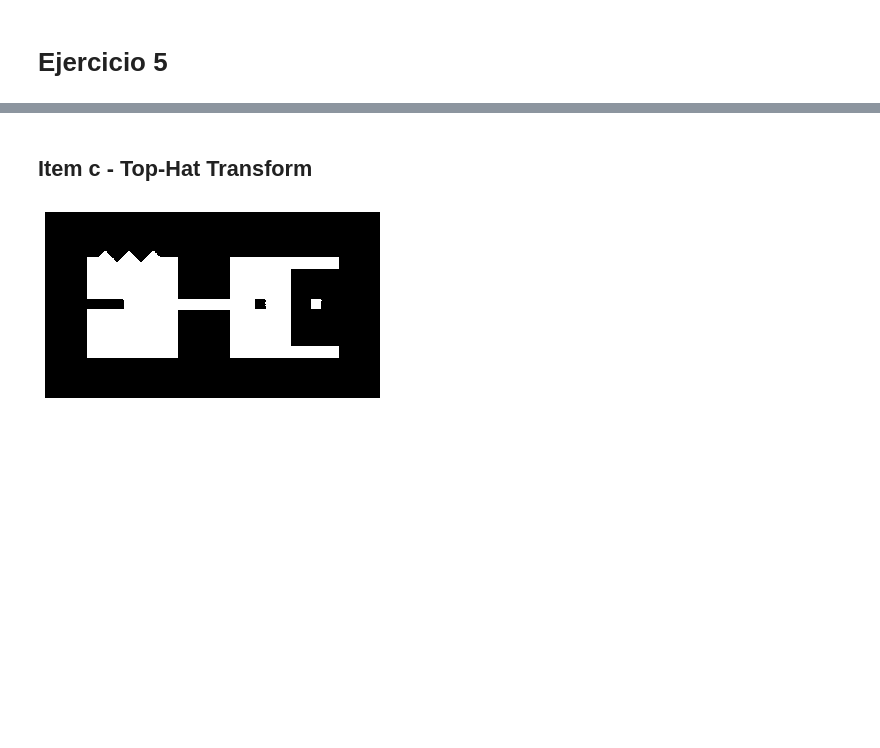
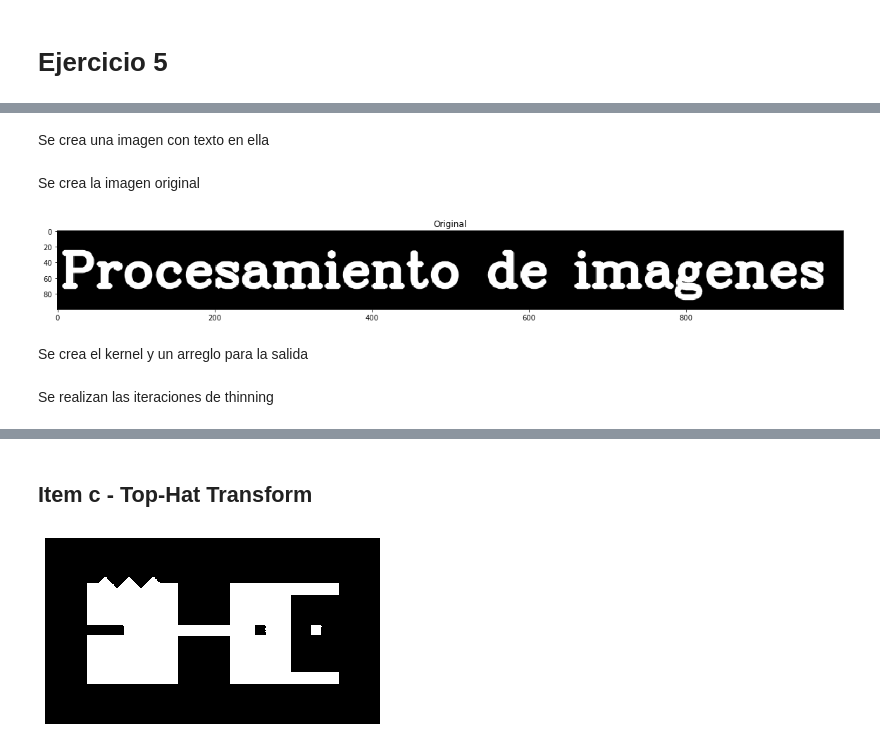
Before and after one commit to asp-image-dsp/image-processing-tp07, a Jupyter notebook: notebooks/ex5.ipynb, the cells around one changed output, grey strips where cells are left out. Drawn from its saved outputs; the diff is of its cells as text; code cells hidden in the pictures; blank space fills up the shorter version.

```diff
--- a/notebooks/ex5.ipynb
+++ b/notebooks/ex5.ipynb
@@ -2,0 +21,18 @@
+# %% [markdown]
+Se crea una imagen con texto en ella
+# %%
+img = np.zeros((100, 1000), dtype='uint8')
+font = cv2.FONT_HERSHEY_COMPLEX
+cv2.putText(img, 'Procesamiento de imagenes', (5,70), font, 2, (255), 5, cv2.LINE_AA)
+img_aux = img.copy()
+# %% [markdown]
+Se crea la imagen original
+# %%
+fig = plt.figure(figsize=(20, 20))
+plt.imshow(img, cmap='gray')
+plt.title('Original')
+plt.show()
+# %% [output]
+[figure, added]
+# %% [markdown]
+Se crea el kernel y un arreglo para la salida
@@ -2,0 +42,2 @@
+# %% [markdown]
+Se realizan las iteraciones de thinning
```
Also changed, not shown: parts of 14 cells of this notebook.
